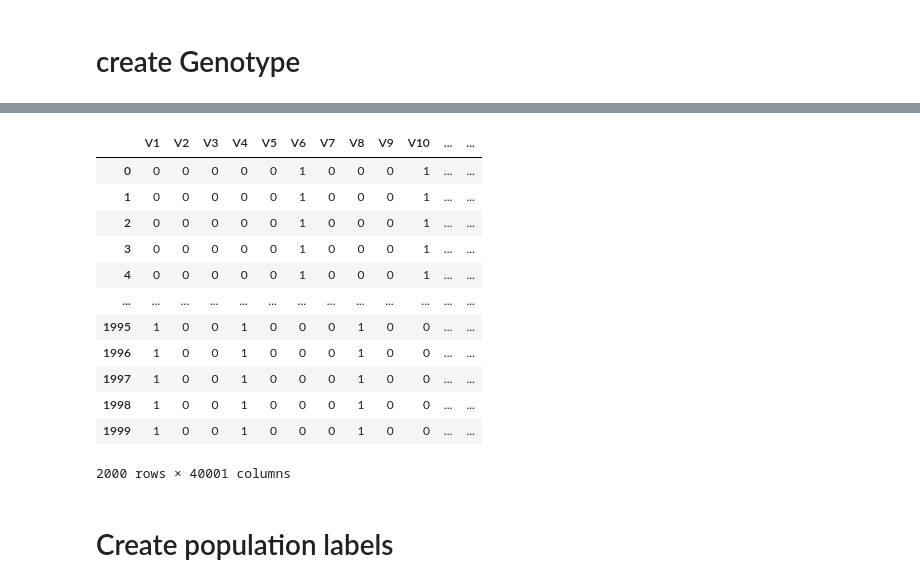
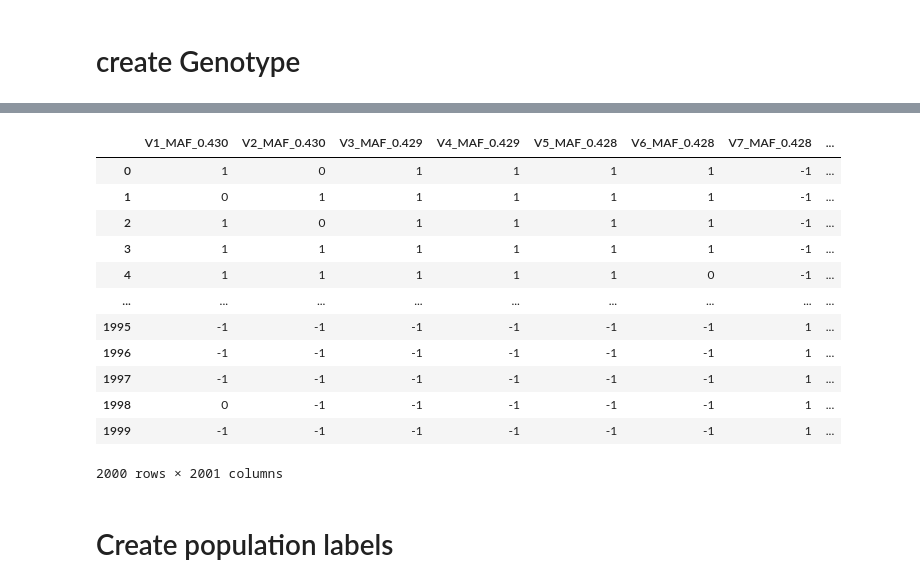
Before and after one commit to mat2m10/chasm, a Jupyter notebook: notebooks/coalescence_simulation_notebooks/01 Create Admixted Genotype Data.ipynb, the cells around one changed output, grey strips where cells are left out. Saved outputs shown, nothing was run; the diff lists cells and outputs as text; code cells hidden in the pictures.

```diff
--- a/notebooks/coalescence_simulation_notebooks/01 Create Admixted Genotype Data.ipynb
+++ b/notebooks/coalescence_simulation_notebooks/01 Create Admixted Genotype Data.ipynb
@@ -102,2 +54,6 @@ NameError: name 'k' is not defined
 # %%
-df
+if HWE == 1:
+    complete, maf_series = simulate_inbred(df, F=F, seed=123, do_random_flip=True)
+
+else:
+    df = df.copy()
@@ -122,16 +59,0 @@ df["populations"] = [i+1 for i in range(k*k) for _ in range(c)]
-# %%
-df
-# %% [output]
-|  | V1 | V2 | V3 | V4 | V5 | V6 | V7 | V8 | V9 | V10 | ... | ... |
-| 0 | 0 | 0 | 0 | 0 | 0 | 1 | 0 | 0 | 0 | 1 | ... | ... |
-| 1 | 0 | 0 | 0 | 0 | 0 | 1 | 0 | 0 | 0 | 1 | ... | ... |
-| 2 | 0 | 0 | 0 | 0 | 0 | 1 | 0 | 0 | 0 | 1 | ... | ... |
-| 3 | 0 | 0 | 0 | 0 | 0 | 1 | 0 | 0 | 0 | 1 | ... | ... |
-| 4 | 0 | 0 | 0 | 0 | 0 | 1 | 0 | 0 | 0 | 1 | ... | ... |
-| ... | ... | ... | ... | ... | ... | ... | ... | ... | ... | ... | ... | ... |
-| 1995 | 1 | 0 | 0 | 1 | 0 | 0 | 0 | 1 | 0 | 0 | ... | ... |
-| 1996 | 1 | 0 | 0 | 1 | 0 | 0 | 0 | 1 | 0 | 0 | ... | ... |
-| 1997 | 1 | 0 | 0 | 1 | 0 | 0 | 0 | 1 | 0 | 0 | ... | ... |
-| 1998 | 1 | 0 | 0 | 1 | 0 | 0 | 0 | 1 | 0 | 0 | ... | ... |
-| 1999 | 1 | 0 | 0 | 1 | 0 | 0 | 0 | 1 | 0 | 0 | ... | ... |
-2000 rows × 40001 columns
@@ -196,3 +60,19 @@ complete = complete[ordered_cols]
+# %%
+complete
+# %% [output]
+|  | V1_MAF_0.430 | V2_MAF_0.430 | V3_MAF_0.429 | V4_MAF_0.429 | V5_MAF_0.428 | V6_MAF_0.428 | V7_MAF_0.428 | ... |
+| 0 | 1 | 0 | 1 | 1 | 1 | 1 | -1 | ... |
+| 1 | 0 | 1 | 1 | 1 | 1 | 1 | -1 | ... |
+| 2 | 1 | 0 | 1 | 1 | 1 | 1 | -1 | ... |
+| 3 | 1 | 1 | 1 | 1 | 1 | 1 | -1 | ... |
+| 4 | 1 | 1 | 1 | 1 | 1 | 0 | -1 | ... |
+| ... | ... | ... | ... | ... | ... | ... | ... | ... |
+| 1995 | -1 | -1 | -1 | -1 | -1 | -1 | 1 | ... |
+| 1996 | -1 | -1 | -1 | -1 | -1 | -1 | 1 | ... |
+| 1997 | -1 | -1 | -1 | -1 | -1 | -1 | 1 | ... |
+| 1998 | 0 | -1 | -1 | -1 | -1 | -1 | 1 | ... |
+| 1999 | -1 | -1 | -1 | -1 | -1 | -1 | 1 | ... |
+2000 rows × 2001 columns
 # %%
 humans = complete[['populations']]
 complete = complete.drop(columns = ['populations'])
```
Also changed, not shown: parts of 9 cells of this notebook, 4 other files.
